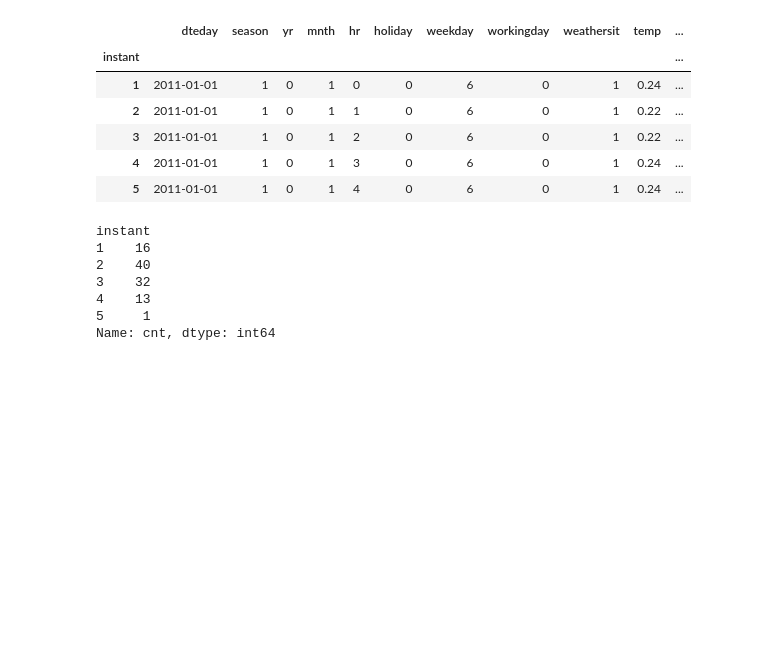
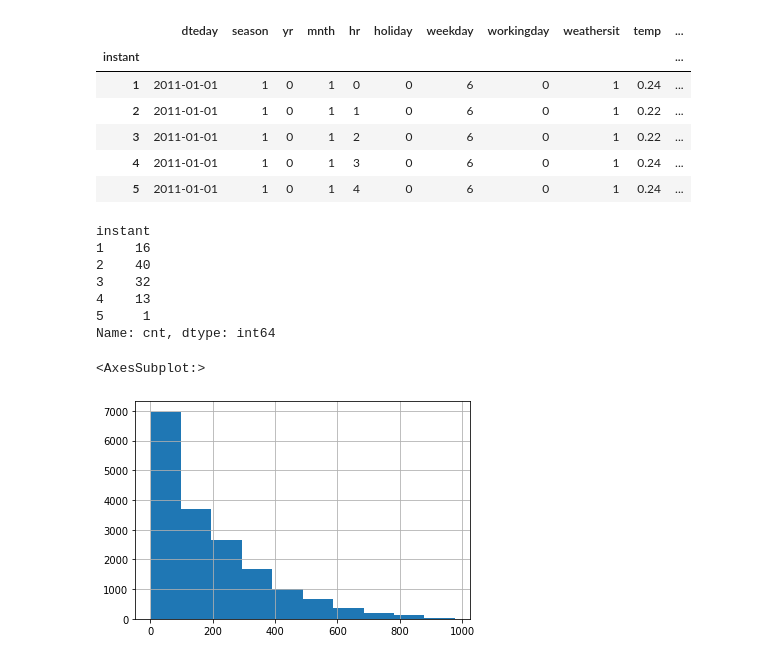
Before and after one commit to AlexeyMarg/ML_bicycle_sharing, a Jupyter notebook: bicycle_prediction.ipynb, the cells around one changed output. Drawn from its saved outputs; the diff is of its cells as text; code cells hidden in the pictures; blank space fills up the shorter version.

```diff
--- a/bicycle_prediction.ipynb
+++ b/bicycle_prediction.ipynb
@@ -85,3 +85,8 @@ instant
 4    13
 5     1
 Name: cnt, dtype: int64
+# %%
+y.hist()
+# %% [output]
+<AxesSubplot:>
+[figure, added]
```
Also changed, not shown: parts of 6 cells of this notebook.
